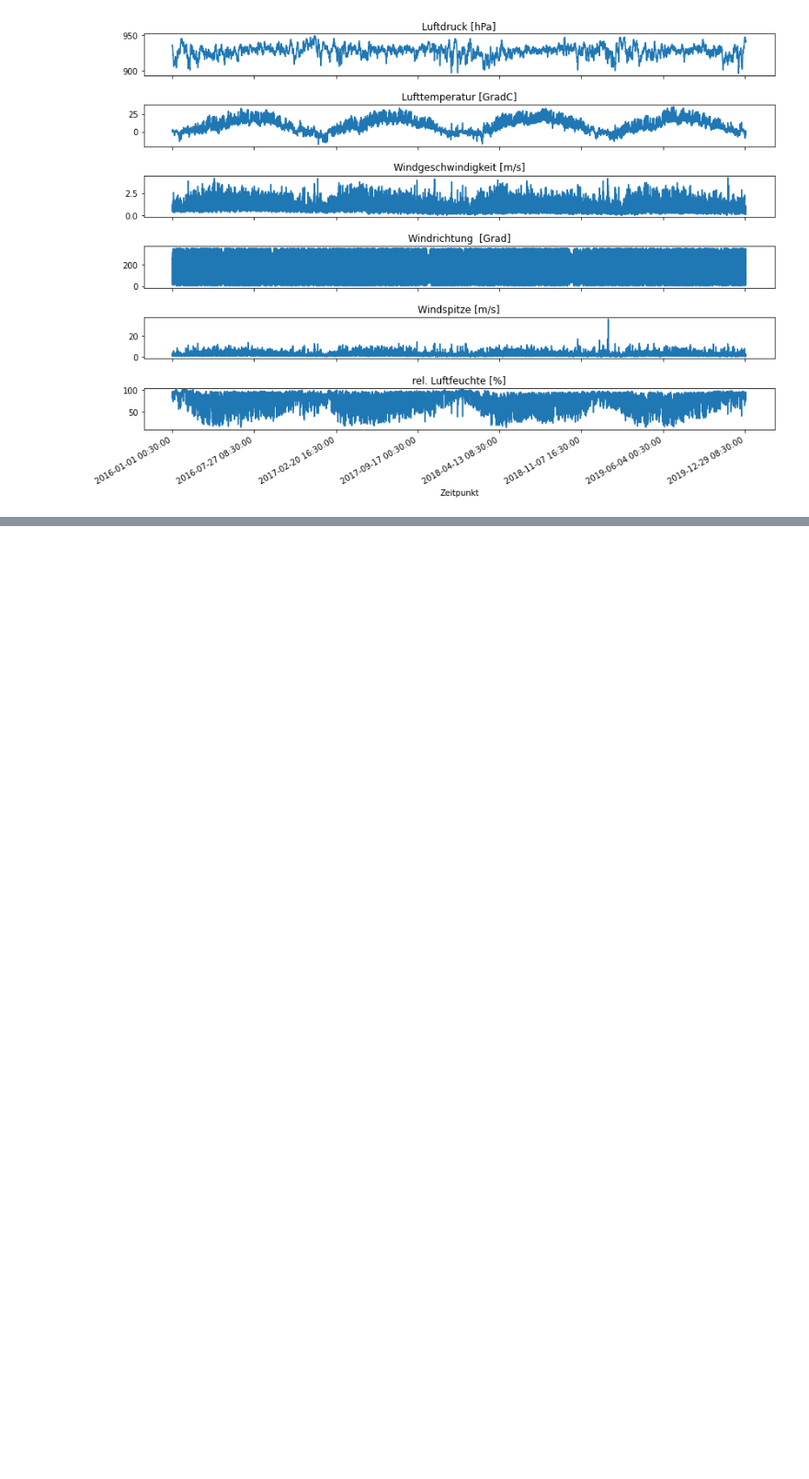
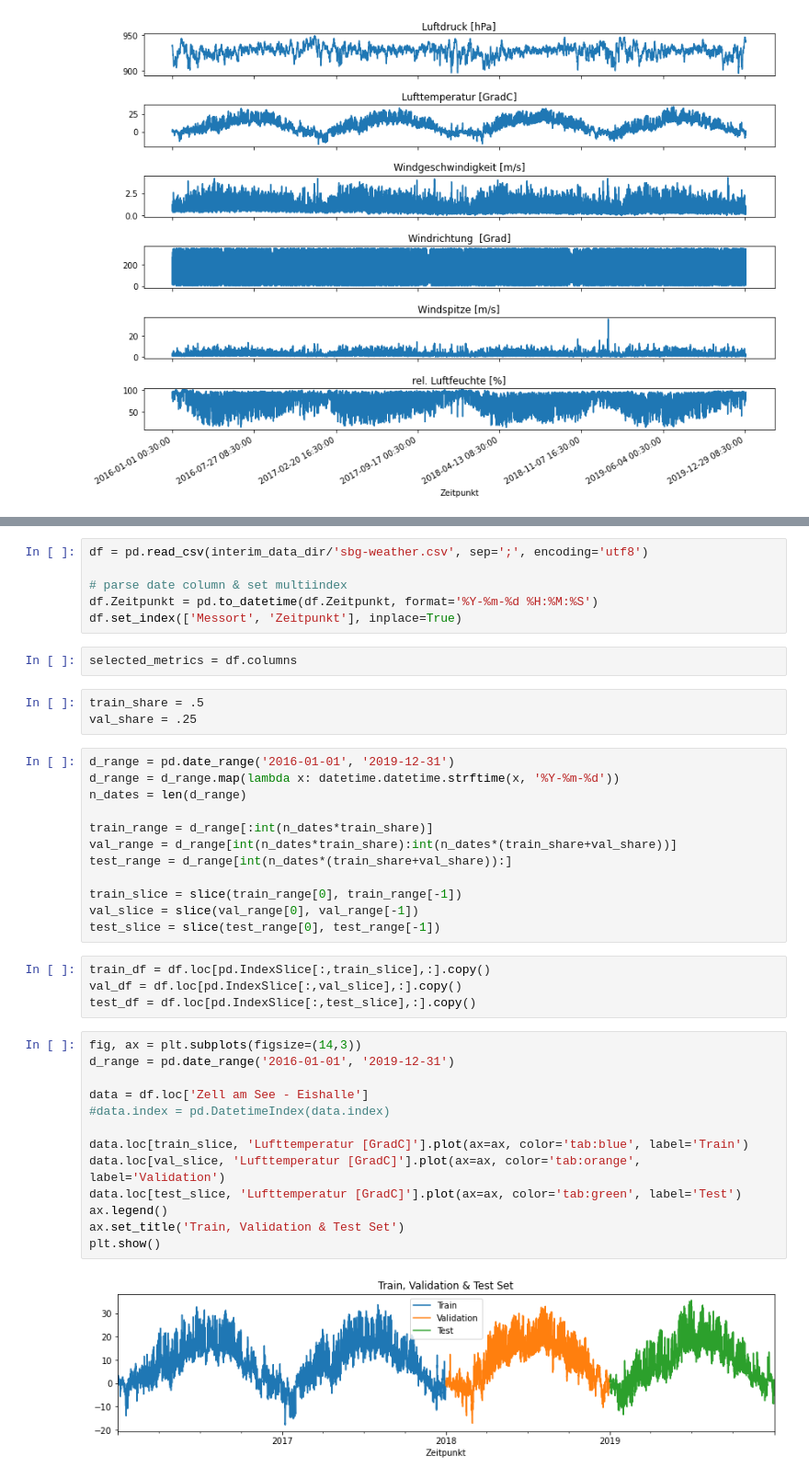
Before and after one commit to heckert/sbg-weather, a Jupyter notebook: notebooks/01-explore-sbg-weather.ipynb, the cells around one changed output, grey strips where cells are left out. Shown at 92% size. Saved outputs shown, nothing was run; the diff lists cells and outputs as text; blank space fills up the shorter version.

```diff
--- a/notebooks/01-explore-sbg-weather.ipynb
+++ b/notebooks/01-explore-sbg-weather.ipynb
@@ -152,0 +211,42 @@ plot_metrics(df.loc['Zell am See - Eishalle'], metrics=selected_metrics)
+# %%
+df = pd.read_csv(interim_data_dir/'sbg-weather.csv', sep=';', encoding='utf8')
+
+# parse date column & set multiindex
+df.Zeitpunkt = pd.to_datetime(df.Zeitpunkt, format='%Y-%m-%d %H:%M:%S')
+df.set_index(['Messort', 'Zeitpunkt'], inplace=True)
+# %%
+selected_metrics = df.columns
+# %%
+train_share = .5
+val_share = .25
+# %%
+d_range = pd.date_range('2016-01-01', '2019-12-31')
+d_range = d_range.map(lambda x: datetime.datetime.strftime(x, '%Y-%m-%d'))
+n_dates = len(d_range)
+
+train_range = d_range[:int(n_dates*train_share)]
+val_range = d_range[int(n_dates*train_share):int(n_dates*(train_share+val_share))]
+test_range = d_range[int(n_dates*(train_share+val_share)):]
+
+train_slice = slice(train_range[0], train_range[-1])
+val_slice = slice(val_range[0], val_range[-1])
+test_slice = slice(test_range[0], test_range[-1])
+# %%
+train_df = df.loc[pd.IndexSlice[:,train_slice],:].copy()
+val_df = df.loc[pd.IndexSlice[:,val_slice],:].copy()
+test_df = df.loc[pd.IndexSlice[:,test_slice],:].copy()
+# %%
+fig, ax = plt.subplots(figsize=(14,3))
+d_range = pd.date_range('2016-01-01', '2019-12-31')
+
+data = df.loc['Zell am See - Eishalle']
+#data.index = pd.DatetimeIndex(data.index)
+
+data.loc[train_slice, 'Lufttemperatur [GradC]'].plot(ax=ax, color='tab:blue', label='Train')
+data.loc[val_slice, 'Lufttemperatur [GradC]'].plot(ax=ax, color='tab:orange', label='Validation')
+data.loc[test_slice, 'Lufttemperatur [GradC]'].plot(ax=ax, color='tab:green', label='Test')
+ax.legend()
+ax.set_title('Train, Validation & Test Set')
+plt.show()
+# %% [output]
+[figure, added]
```
Also changed, not shown: parts of 18 cells of this notebook.
